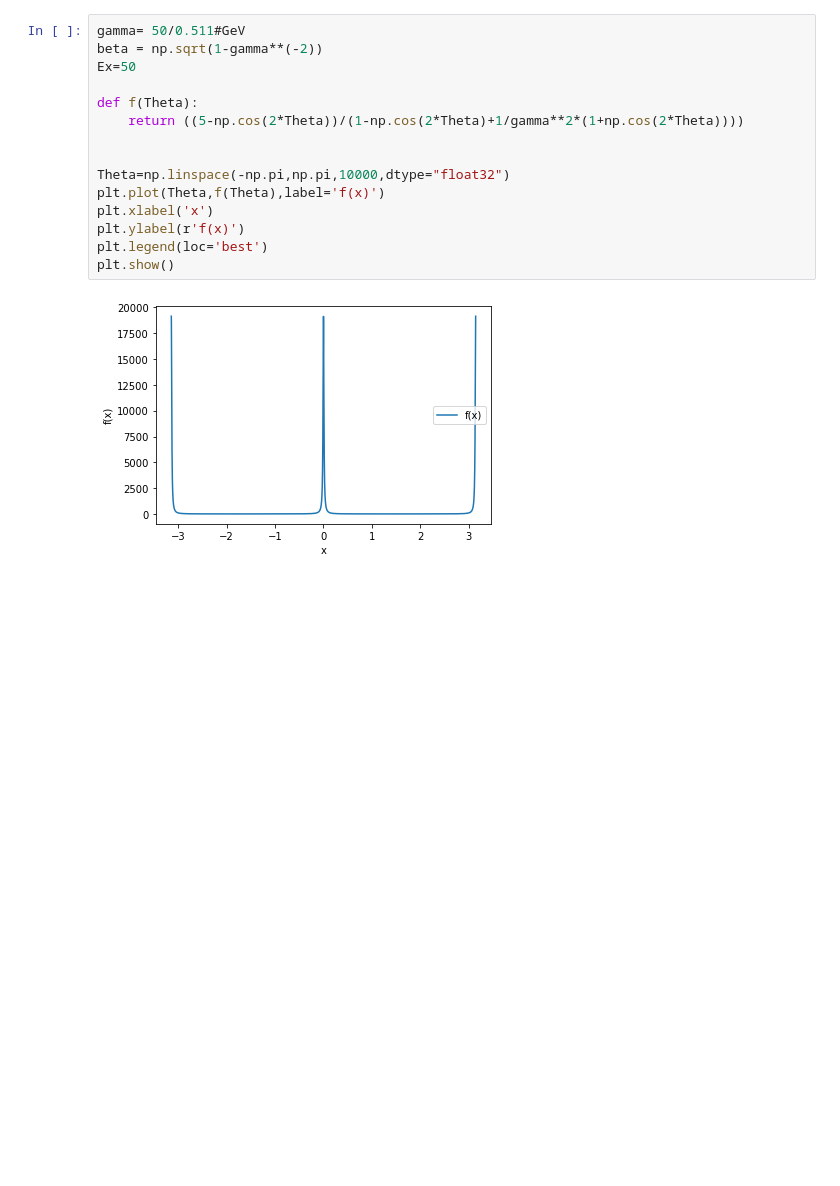
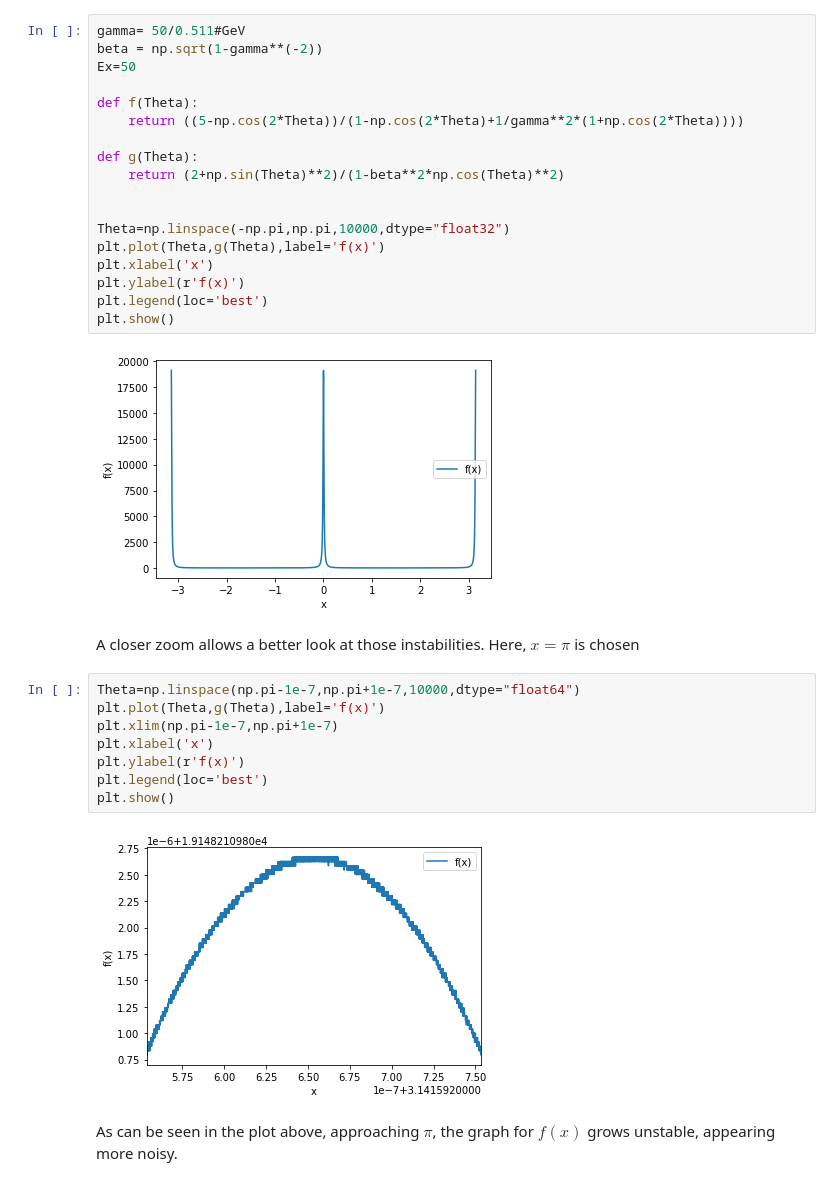
Before and after one commit to JonasOllesch/UniStuff, a Jupyter notebook: SMD A/sheet1/sheet1.ipynb, the cells around one changed output. Drawn from its saved outputs; the diff is of its cells as text; blank space fills up the shorter version.

```diff
--- a/SMD A/sheet1/sheet1.ipynb
+++ b/SMD A/sheet1/sheet1.ipynb
@@ -222,12 +222,29 @@ Ex=50
 def f(Theta):
     return ((5-np.cos(2*Theta))/(1-np.cos(2*Theta)+1/gamma**2*(1+np.cos(2*Theta))))
 
+def g(Theta):
+    return (2+np.sin(Theta)**2)/(1-beta**2*np.cos(Theta)**2)
+
 
 Theta=np.linspace(-np.pi,np.pi,10000,dtype="float32")
-plt.plot(Theta,f(Theta),label='f(x)')
+plt.plot(Theta,g(Theta),label='f(x)')
 plt.xlabel('x')
 plt.ylabel(r'f(x)')
 plt.legend(loc='best')
 plt.show()
 # %% [output]
 [figure]
+# %% [markdown]
+A closer zoom allows a better look at those instabilities. Here, $x = \pi$ is chosen
+# %%
+Theta=np.linspace(np.pi-1e-7,np.pi+1e-7,10000,dtype="float64")
+plt.plot(Theta,g(Theta),label='f(x)')
+plt.xlim(np.pi-1e-7,np.pi+1e-7)
+plt.xlabel('x')
+plt.ylabel(r'f(x)')
+plt.legend(loc='best')
+plt.show()
+# %% [output]
+[figure, added]
+# %% [markdown]
+As can be seen in the plot above, approaching $\pi$, the graph for $f(x)$ grows unstable, appearing more noisy.
```
Also changed, not shown: parts of 2 cells of this notebook.
